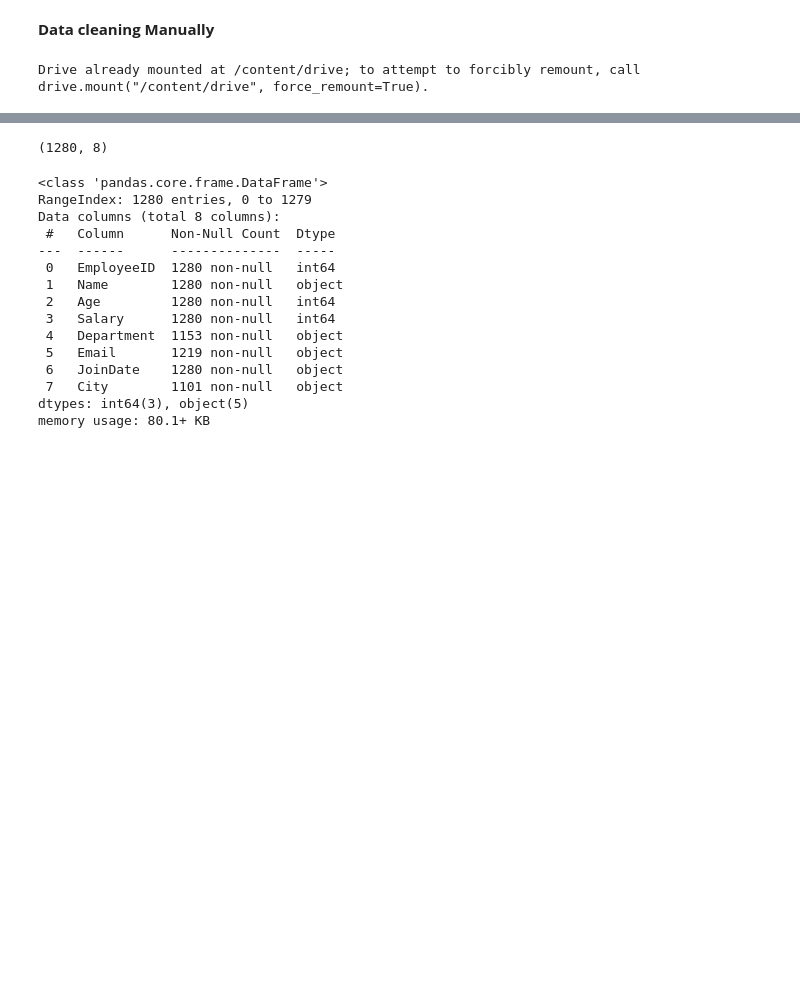
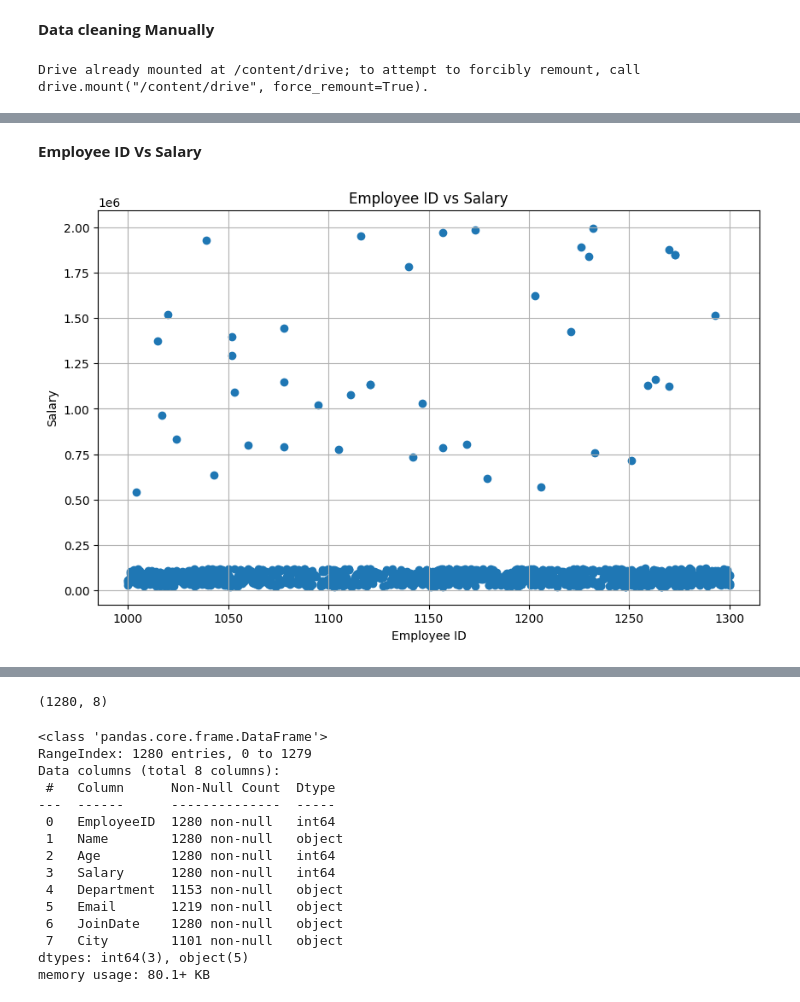
Before and after one commit to khushichoudhary842-source/Online-Store-Orders, a Jupyter notebook: Massive_Employee_Dataset.ipynb, the cells around one changed output, grey strips where cells are left out. Saved outputs shown, nothing was run; the diff lists cells and outputs as text; code cells hidden in the pictures; blank space fills up the shorter version.

```diff
--- a/Massive_Employee_Dataset.ipynb
+++ b/Massive_Employee_Dataset.ipynb
@@ -27,0 +54,12 @@ df
+# %% [markdown]
+**Employee ID Vs Salary**
+# %%
+plt.figure(figsize=(10,6))
+plt.scatter(df['EmployeeID'], df['Salary'])
+plt.title('Employee ID vs Salary')
+plt.xlabel('Employee ID')
+plt.ylabel('Salary')
+plt.grid(True)
+plt.show()
+# %% [output]
+[figure, added]
```
Also changed, not shown: parts of 6 cells of this notebook.
